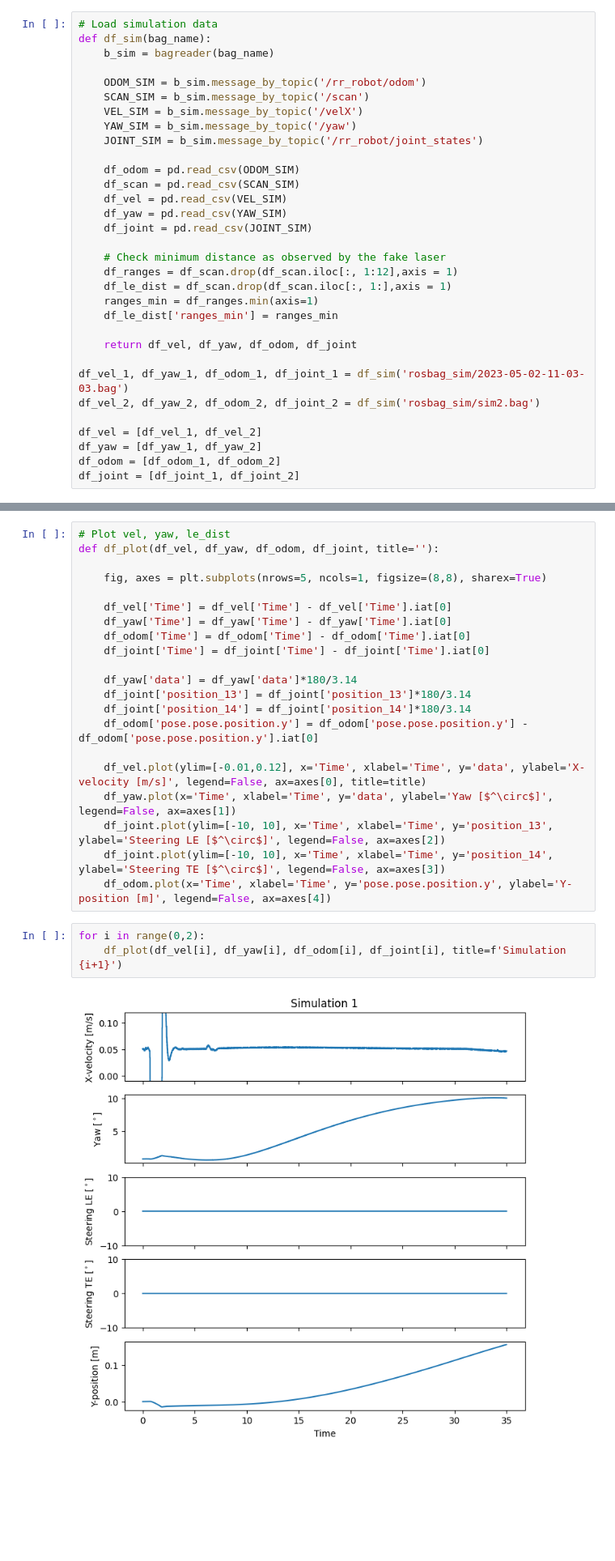
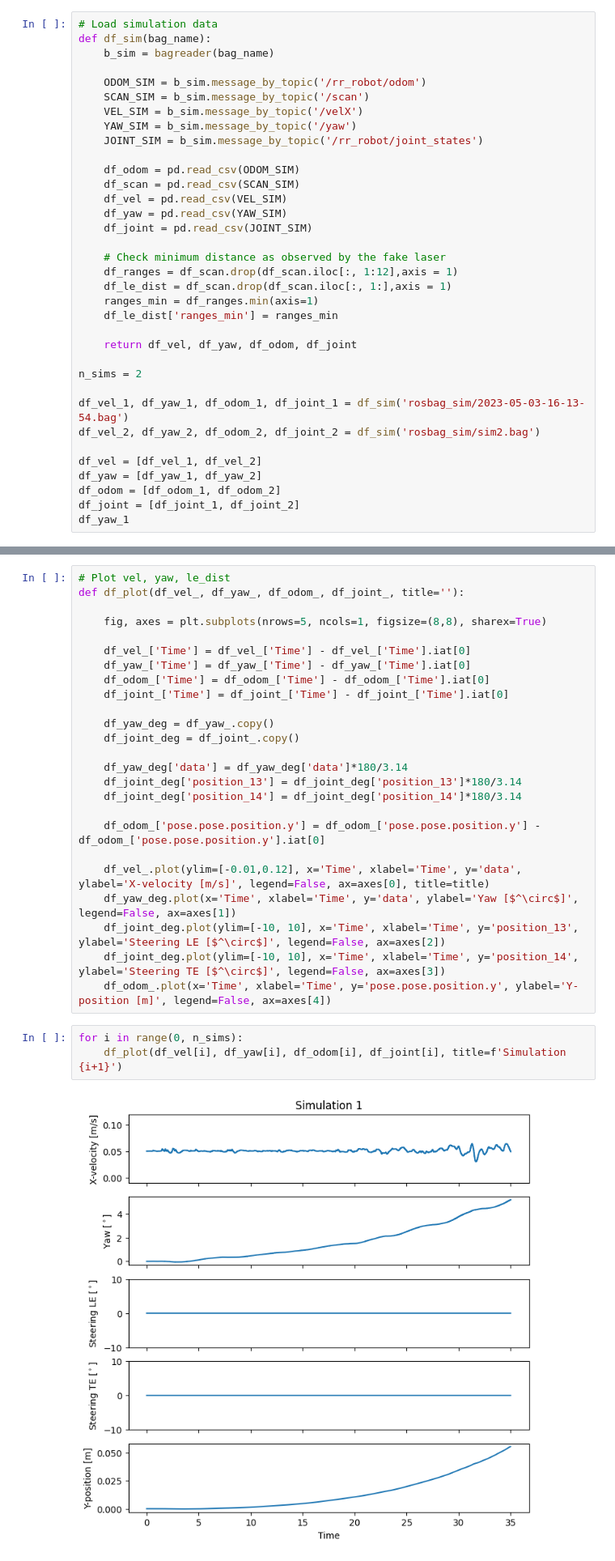
Before and after one commit to robotengineer123/RR-RobotSim, a Jupyter notebook: dataprocessing.ipynb, the cells around one changed output, grey strips where cells are left out. Shown: that part at 81% size. Saved outputs shown, nothing was run; the diff lists cells and outputs as text; blank space fills up the shorter version.

```diff
--- a/dataprocessing.ipynb
+++ b/dataprocessing.ipynb
@@ -51,11 +51,14 @@ def df_sim(bag_name):
 
     return df_vel, df_yaw, df_odom, df_joint
 
-df_vel_1, df_yaw_1, df_odom_1, df_joint_1 = df_sim('rosbag_sim/2023-05-02-11-03-03.bag')
+n_sims = 2
+
+df_vel_1, df_yaw_1, df_odom_1, df_joint_1 = df_sim('rosbag_sim/2023-05-03-16-13-54.bag')
 df_vel_2, df_yaw_2, df_odom_2, df_joint_2 = df_sim('rosbag_sim/sim2.bag')
 
 df_vel = [df_vel_1, df_vel_2]
 df_yaw = [df_yaw_1, df_yaw_2]
 df_odom = [df_odom_1, df_odom_2]
 df_joint = [df_joint_1, df_joint_2]
+df_yaw_1
 # %% [output]
@@ -64,29 +80,33 @@ df_joint = [df_joint_1, df_joint_2]
 # %%
 # Plot vel, yaw, le_dist
-def df_plot(df_vel, df_yaw, df_odom, df_joint, title=''):
+def df_plot(df_vel_, df_yaw_, df_odom_, df_joint_, title=''):
 
     fig, axes = plt.subplots(nrows=5, ncols=1, figsize=(8,8), sharex=True)
 
-    df_vel['Time'] = df_vel['Time'] - df_vel['Time'].iat[0]
-    df_yaw['Time'] = df_yaw['Time'] - df_yaw['Time'].iat[0]
-    df_odom['Time'] = df_odom['Time'] - df_odom['Time'].iat[0]
-    df_joint['Time'] = df_joint['Time'] - df_joint['Time'].iat[0]
+    df_vel_['Time'] = df_vel_['Time'] - df_vel_['Time'].iat[0]
+    df_yaw_['Time'] = df_yaw_['Time'] - df_yaw_['Time'].iat[0]
+    df_odom_['Time'] = df_odom_['Time'] - df_odom_['Time'].iat[0]
+    df_joint_['Time'] = df_joint_['Time'] - df_joint_['Time'].iat[0]
 
-    df_yaw['data'] = df_yaw['data']*180/3.14
-    df_joint['position_13'] = df_joint['position_13']*180/3.14
-    df_joint['position_14'] = df_joint['position_14']*180/3.14
-    df_odom['pose.pose.position.y'] = df_odom['pose.pose.position.y'] - df_odom['pose.pose.position.y'].iat[0]
+    df_yaw_deg = df_yaw_.copy()
+    df_joint_deg = df_joint_.copy()
 
-    df_vel.plot(ylim=[-0.01,0.12], x='Time', xlabel='Time', y='data', ylabel='X-velocity [m/s]', legend=False, ax=axes[0], title=title)
-    df_yaw.plot(x='Time', xlabel='Time', y='data', ylabel='Yaw [$^\circ$]', legend=False, ax=axes[1])
-    df_joint.plot(ylim=[-10, 10], x='Time', xlabel='Time', y='position_13', ylabel='Steering LE [$^\circ$]', legend=False, ax=axes[2])
-    df_joint.plot(ylim=[-10, 10], x='Time', xlabel='Time', y='position_14', ylabel='Steering TE [$^\circ$]', legend=False, ax=axes[3])
-    df_odom.plot(x='Time', xlabel='Time', y='pose.pose.position.y', ylabel='Y-position [m]', legend=False, ax=axes[4])
+    df_yaw_deg['data'] = df_yaw_deg['data']*180/3.14
+    df_joint_deg['position_13'] = df_joint_deg['position_13']*180/3.14
+    df_joint_deg['position_14'] = df_joint_deg['position_14']*180/3.14
+
+    df_odom_['pose.pose.position.y'] = df_odom_['pose.pose.position.y'] - df_odom_['pose.pose.position.y'].iat[0]
+
+    df_vel_.plot(ylim=[-0.01,0.12], x='Time', xlabel='Time', y='data', ylabel='X-velocity [m/s]', legend=False, ax=axes[0], title=title)
+    df_yaw_deg.plot(x='Time', xlabel='Time', y='data', ylabel='Yaw [$^\circ$]', legend=False, ax=axes[1])
+    df_joint_deg.plot(ylim=[-10, 10], x='Time', xlabel='Time', y='position_13', ylabel='Steering LE [$^\circ$]', legend=False, ax=axes[2])
+    df_joint_deg.plot(ylim=[-10, 10], x='Time', xlabel='Time', y='position_14', ylabel='Steering TE [$^\circ$]', legend=False, ax=axes[3])
+    df_odom_.plot(x='Time', xlabel='Time', y='pose.pose.position.y', ylabel='Y-position [m]', legend=False, ax=axes[4])
 # %%
-for i in range(0,2):
+for i in range(0, n_sims):
     df_plot(df_vel[i], df_yaw[i], df_odom[i], df_joint[i], title=f'Simulation {i+1}')
 # %% [output]
-[figure, old version]
+[figure, new version]
 [figure]
 # %% [markdown]
 # Tests
```
Also changed, not shown: parts of 2 cells of this notebook, 2 other files.
